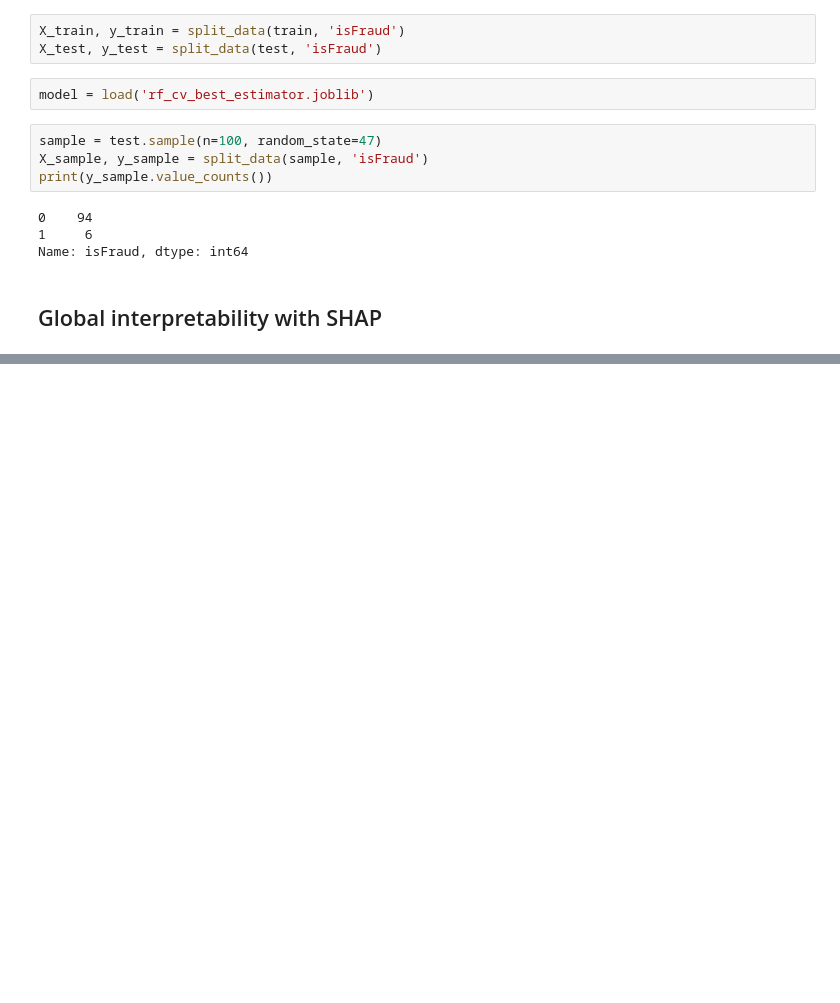
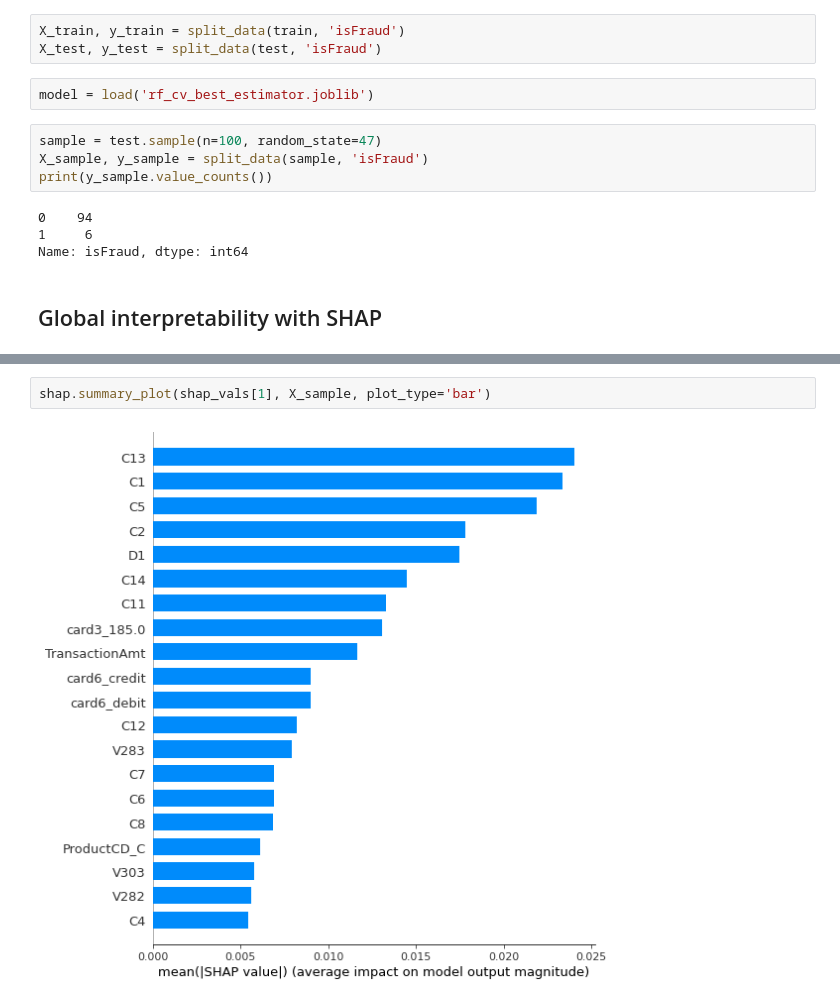
Before and after one commit to felixpeters/ml-experiments, a Jupyter notebook: finance/fraud-detection/Vesta_Kaggle_Competition.ipynb, the cells around one changed output, grey strips where cells are left out. Drawn from its saved outputs; the diff is of its cells as text; blank space fills up the shorter version.

```diff
--- a/finance/fraud-detection/Vesta_Kaggle_Competition.ipynb
+++ b/finance/fraud-detection/Vesta_Kaggle_Competition.ipynb
@@ -510,0 +526,4 @@ Setting feature_perturbation = "tree_path_dependent" because no background data
+# %%
+shap.summary_plot(shap_vals[1], X_sample, plot_type='bar')
+# %% [output]
+[figure, added]
```
Also changed, not shown: parts of 13 cells of this notebook, 1 other file.
